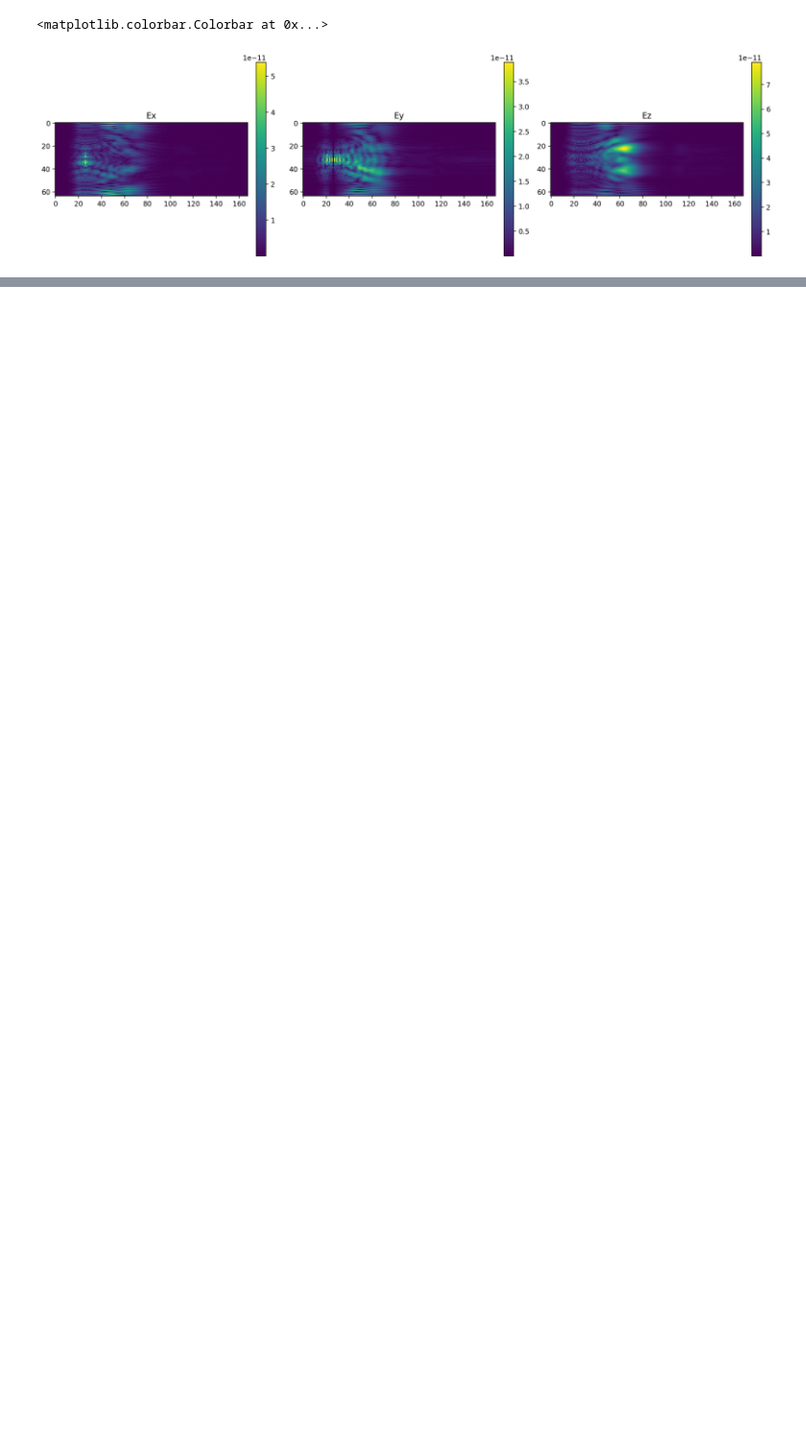
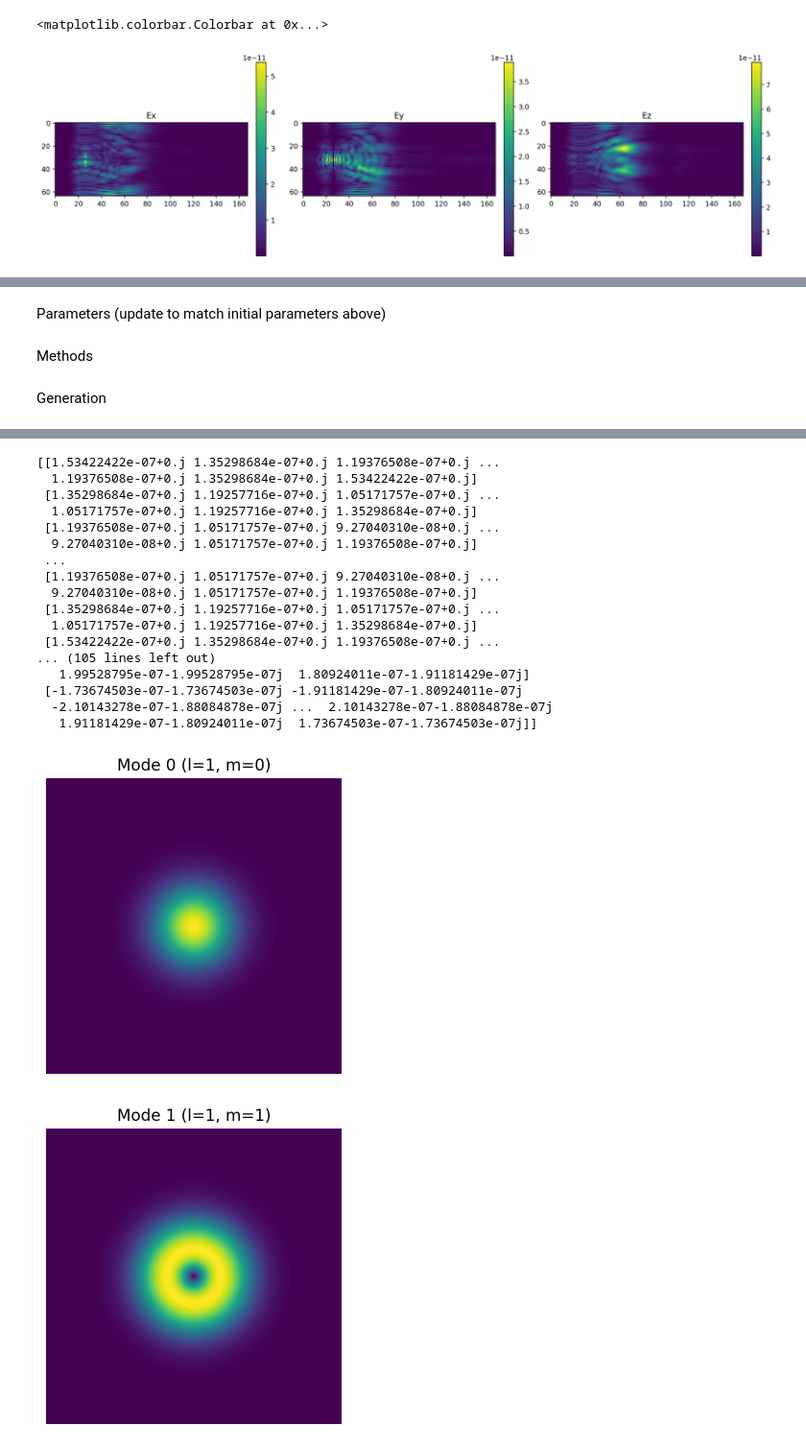
Before and after one commit to JackSPearce/chromatix, a Jupyter notebook: docs/examples/modified_born_3d.ipynb, the cells around one changed output, grey strips where cells are left out. Shown at 96% size. Saved outputs shown, nothing was run; the diff lists cells and outputs as text; code cells hidden in the pictures; blank space fills up the shorter version.

```diff
--- a/docs/examples/modified_born_3d.ipynb
+++ b/docs/examples/modified_born_3d.ipynb
@@ -428,0 +571,19 @@ plt.colorbar(fraction=0.046, pad=0.04)
+# %% [markdown]
+Parameters (update to match initial parameters above)
+# %%
+mode_NA = 0.2
+mode_radius = 25  # in microns
+mode_areaSize = (
+    2.4 * mode_radius
+)  # calculate the field on an area larger than the diameter of the fiber
+n_points_modes = 256  # resolution of the window
+mode_n1 = 1.45  # index of refraction at r=0 (maximum)
+mode_wl = 1.55  # wavelength in microns
+curvature = None
+mode_k0 = 2.0 * jnp.pi / mode_wl
+
+mode_r_max = 3.2 * mode_radius
+npoints_search = 2**8
+mode_dh = 2 * mode_radius / npoints_search
+# %% [markdown]
+Methods
@@ -428,0 +625,18 @@ plt.colorbar(fraction=0.046, pad=0.04)
+# %% [markdown]
+Generation
+# %%
+modes = get_modes(n_points_modes)
+i_modes = [0, 1, 5, 10, 15, 25, 35]
+
+M0 = modes.getModeMatrix()
+
+for i in i_modes:
+    Mi = M0[..., i]
+    profile = Mi.reshape([n_points_modes] * 2)
+    print(profile)
+    plt.figure(figsize=(4, 4))
+    plt.imshow(jnp.abs(profile))
+    plt.axis("off")
+    plt.title(f"Mode {i} (l={modes.l[i]}, m={modes.m[i]})")
+    # save figure
+# %% [output]
@@ -428,0 +660,19 @@ plt.colorbar(fraction=0.046, pad=0.04)
+[[1.53422422e-07+0.j 1.35298684e-07+0.j 1.19376508e-07+0.j ...
+  1.19376508e-07+0.j 1.35298684e-07+0.j 1.53422422e-07+0.j]
+ [1.35298684e-07+0.j 1.19257716e-07+0.j 1.05171757e-07+0.j ...
+  1.05171757e-07+0.j 1.19257716e-07+0.j 1.35298684e-07+0.j]
+ [1.19376508e-07+0.j 1.05171757e-07+0.j 9.27040310e-08+0.j ...
+  9.27040310e-08+0.j 1.05171757e-07+0.j 1.19376508e-07+0.j]
+ ...
+ [1.19376508e-07+0.j 1.05171757e-07+0.j 9.27040310e-08+0.j ...
+  9.27040310e-08+0.j 1.05171757e-07+0.j 1.19376508e-07+0.j]
+ [1.35298684e-07+0.j 1.19257716e-07+0.j 1.05171757e-07+0.j ...
+  1.05171757e-07+0.j 1.19257716e-07+0.j 1.35298684e-07+0.j]
+ [1.53422422e-07+0.j 1.35298684e-07+0.j 1.19376508e-07+0.j ...
+... (105 lines left out)
+   1.99528795e-07-1.99528795e-07j  1.80924011e-07-1.91181429e-07j]
+ [-1.73674503e-07-1.73674503e-07j -1.91181429e-07-1.80924011e-07j
+  -2.10143278e-07-1.88084878e-07j ...  2.10143278e-07-1.88084878e-07j
+   1.91181429e-07-1.80924011e-07j  1.73674503e-07-1.73674503e-07j]]
+[figure, added]
+[figure, added]
```
Also changed, not shown: parts of 11 cells of this notebook.
